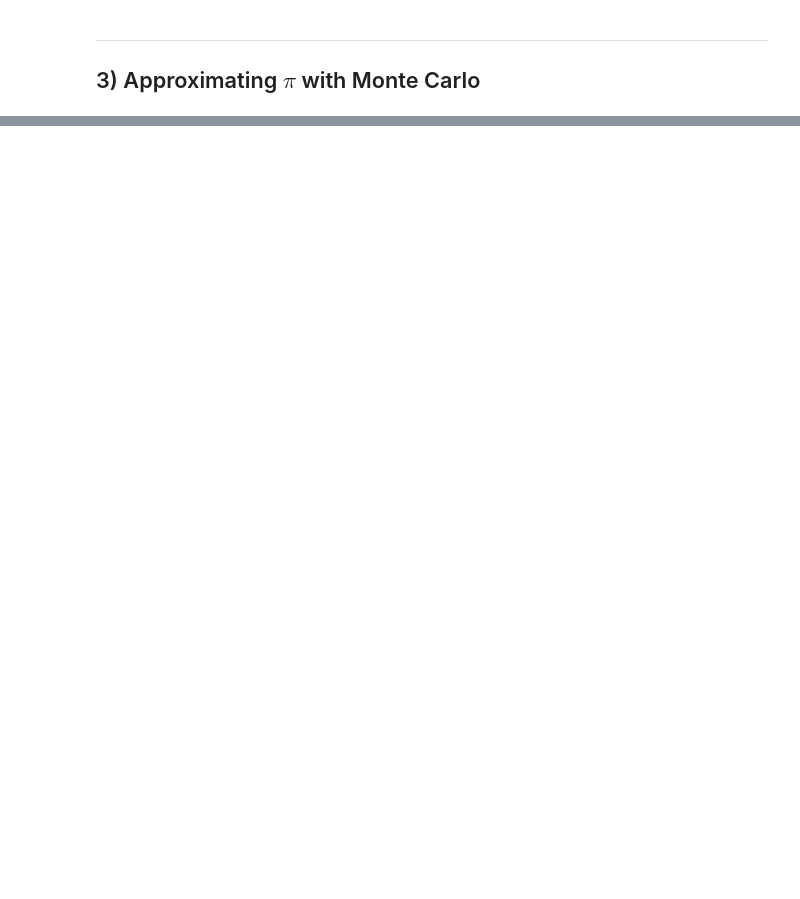
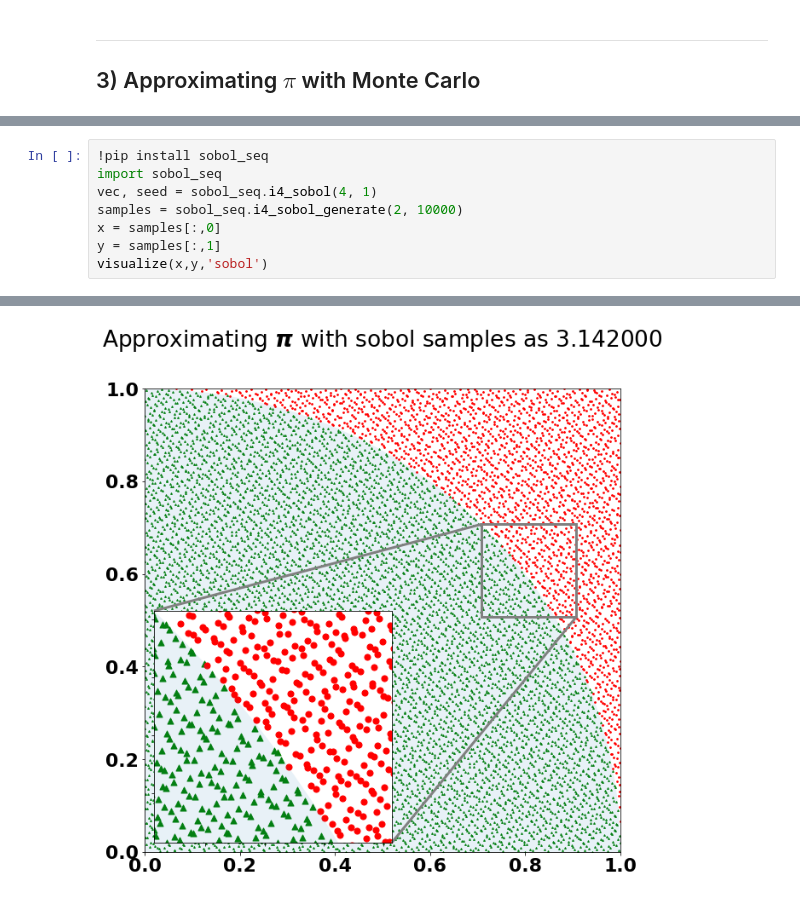
Before and after one commit to camminady/UQ2019, a Jupyter notebook: ex1.ipynb, the cells around one changed output, grey strips where cells are left out. Drawn from its saved outputs; the diff is of its cells as text; blank space fills up the shorter version.

Commit message:
Adding sobol and halton sequence.

```diff
--- a/ex1.ipynb
+++ b/ex1.ipynb
@@ -65,0 +66,9 @@ visualize(x,y,'uniform')
+# %%
+!pip install sobol_seq
+import sobol_seq
+vec, seed = sobol_seq.i4_sobol(4, 1)
+samples = sobol_seq.i4_sobol_generate(2, 10000)
+x = samples[:,0]
+y = samples[:,1]
+visualize(x,y,'sobol')
+# %% [output]
@@ -65,0 +76 @@ visualize(x,y,'uniform')
+[figure, added]
```
Also changed, not shown: parts of 5 cells of this notebook.
